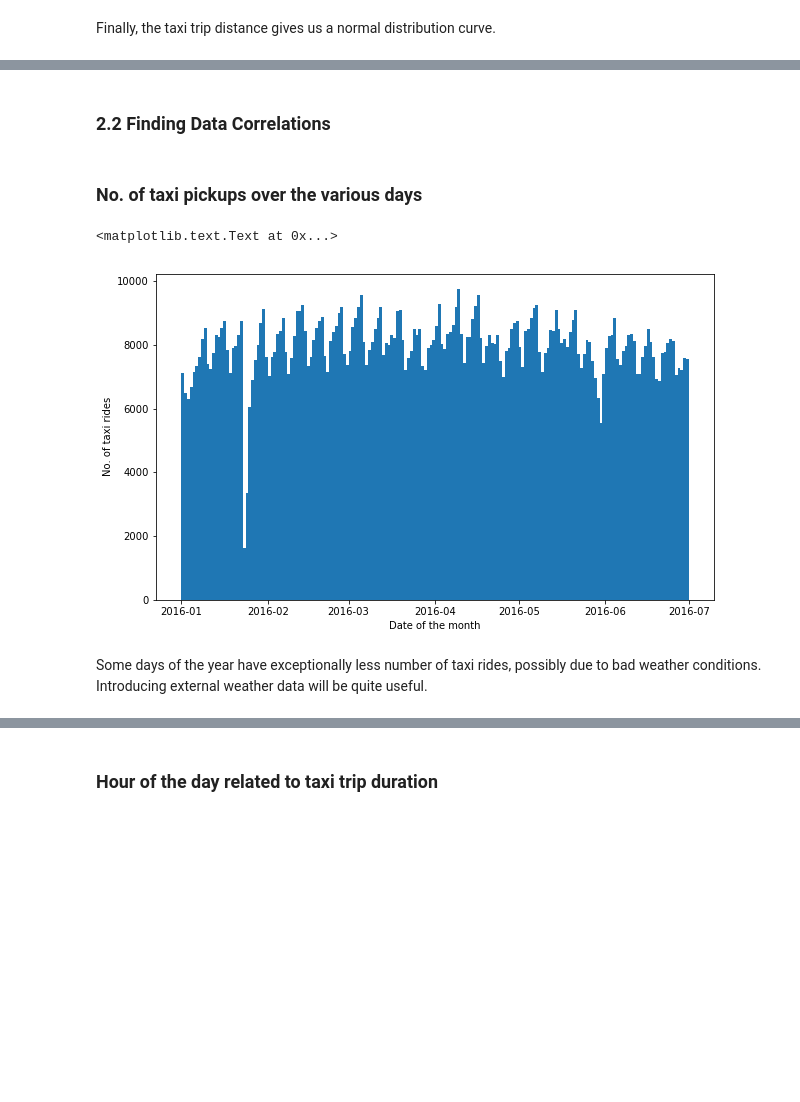
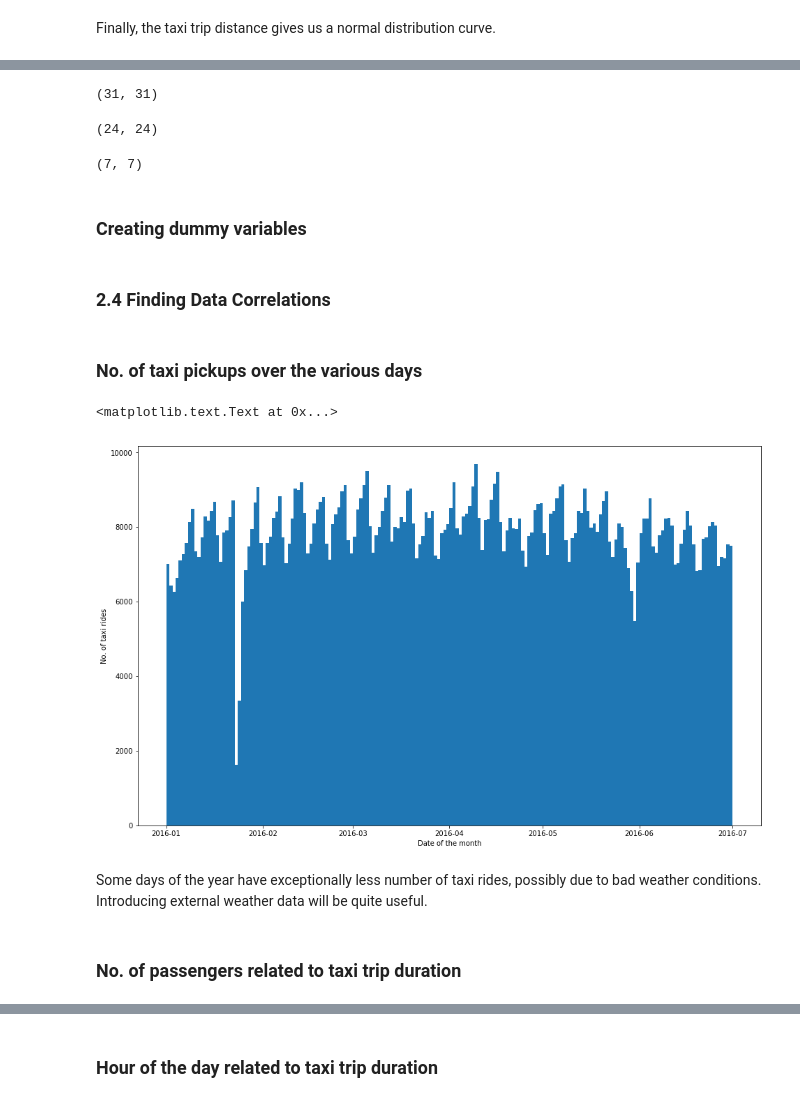
Before and after one commit to jadoonengr/Kaggle-Taxi-NYC, a Jupyter notebook: NYX_Taxi.ipynb, the cells around one changed output, grey strips where cells are left out. Drawn from its saved outputs; the diff is of its cells as text; code cells hidden in the pictures; blank space fills up the shorter version.

```diff
--- a/NYX_Taxi.ipynb
+++ b/NYX_Taxi.ipynb
@@ -394,0 +317,4 @@ Populating the interactive namespace from numpy and matplotlib
+# %%
+#Extracting Month
+train['Month'] = pd.DatetimeIndex(pd.to_datetime(train['pickup_datetime'])).month
+test['Month'] = pd.DatetimeIndex(pd.to_datetime(test['pickup_datetime'])).month
@@ -394,0 +339,20 @@ Populating the interactive namespace from numpy and matplotlib
+# %%
+train['DayofMonth'] = train['pickup_datetime'].dt.day
+test['DayofMonth'] = test['pickup_datetime'].dt.day
+len(train.groupby('DayofMonth').size()),len(test.groupby('DayofMonth').size())
+# %% [output]
+(31, 31)
+# %%
+train['Hour'] = train['pickup_datetime'].dt.hour
+test['Hour'] = test['pickup_datetime'].dt.hour
+len(train.groupby('Hour').size()),len(test.groupby('Hour').size())
+# %% [output]
+(24, 24)
+# %%
+train['DayofWeek'] = train['pickup_datetime'].dt.dayofweek
+test['DayofWeek'] = test['pickup_datetime'].dt.dayofweek
+len(train.groupby('DayofWeek').size()),len(test.groupby('DayofWeek').size())
+# %% [output]
+(7, 7)
+# %% [markdown]
+### Creating dummy variables
@@ -395,15 +375,17 @@ Populating the interactive namespace from numpy and matplotlib
 # %% [markdown]
-### 2.2 Finding Data Correlations
+### 2.4 Finding Data Correlations
 # %% [markdown]
 ### No. of taxi pickups over the various days
 # %%
 #combined.groupby(combined['pickup_datetime'].dt.month).count().plot(kind="bar")
 #combined['pickup_datetime'].count()# .plot(kind="bar")
-plt.hist(combined.pickup_datetime.values, bins=182 )
+plt.hist(train.pickup_datetime.values, bins=182 )
 plt.xlabel("Date of the month")
 plt.ylabel("No. of taxi rides")
 # %% [output]
 <matplotlib.text.Text at 0x...>
-[figure, old version]
+[figure, new version]
 # %% [markdown]
 Some days of the year have exceptionally less number of taxi rides, possibly due to bad weather conditions. Introducing external weather data will be quite useful.
+# %% [markdown]
+### No. of passengers related to taxi trip duration
```
Also changed, not shown: parts of 97 cells of this notebook, 1 other file.
